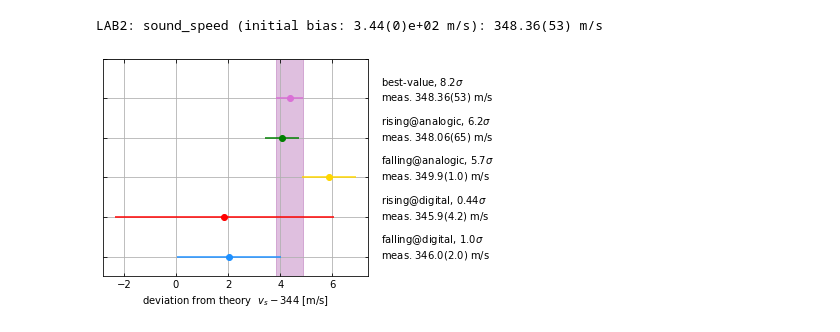
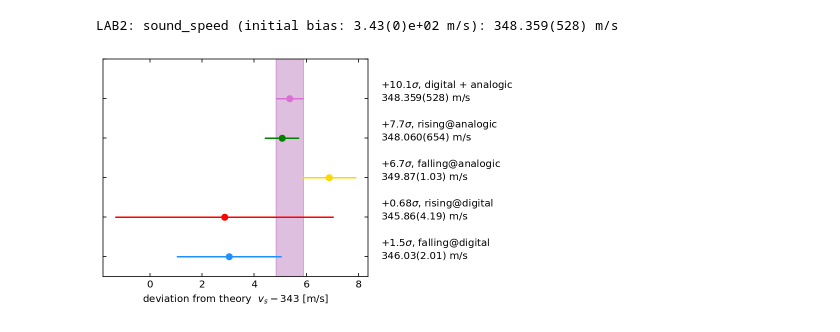
Before and after one commit to mattiasotgia/Lab2, a Jupyter notebook: esperienza_6__velocita_suono/analisi_dati/complete_220409.ipynb, the cells around one changed output. Drawn from its saved outputs; the diff is of its cells as text; code cells hidden in the pictures.

```diff
--- a/esperienza_6__velocita_suono/analisi_dati/complete_220409.ipynb
+++ b/esperienza_6__velocita_suono/analisi_dati/complete_220409.ipynb
@@ -41,12 +38,17 @@ Warning in <TCanvas::Constructor>: Deleting canvas with same name: c1
 from uncertainties import ufloat
 from matplotlib.patches import Rectangle
 
-sspeed_bias = 344
+%matplotlib inline
+%config InlineBackend.figure_format='retina'
+
+sspeed_bias = 343
 
 fig, ax = plt.subplots(figsize=(7,4))
 
 xposition = file.Get('d_ag_f').GetParameter(1)*1000-sspeed_bias + 2
-ax.grid()
+
+
+
 ax.set_yticklabels([])
 ax.tick_params(direction='in', bottom=True, top=True, left=True, right=True)
 ax.set_xlabel('deviation from theory  $v_s - {:}$ [m/s]'.format(sspeed_bias))
@@ -73,37 +75,37 @@ def plot_result(var='', annotation='', color='', index=0, axtmp=None):
     sspeed_diff = file.Get(var).GetParameter(1)*1000-sspeed_bias
     sspeed_err=file.Get(var).GetParError(1)*1000
     axtmp.errorbar(x=sspeed_diff, y=index+1, xerr=sspeed_err, fmt='o', color=color, label=var)
-    axtmp.annotate((annotation + ', {:.2}$\sigma$ \nmeas. ${:.2uSL}$ m/s').format(get_statsignificance(sspeed_diff+sspeed_bias, sspeed_bias, sspeed_err, 0),value),
+    axtmp.annotate(('$+{:.2}\sigma$, {}\n${:.3uSL}$ m/s').format(get_statsignificance(sspeed_diff+sspeed_bias, sspeed_bias, sspeed_err, 0),annotation,value),
                    (xposition, 1+index-0.05), annotation_clip=False)
 
 sspeed_bestval = get_bestvalue(get_bestvalue(file.Get('f_RISE').GetParameter(1), file.Get('f_FALL').GetParameter(1),
                                              file.Get('f_RISE').GetParError(1), file.Get('f_FALL').GetParError(1)),
                                get_bestvalue(file.Get('d_ag_f').GetParameter(1), file.Get('u_ag_f').GetParameter(1),
                                              file.Get('d_ag_f').GetParError(1), file.Get('u_ag_f').GetParError(1)),
                                get_bestvalueerr(file.Get('f_RISE').GetParError(1), file.Get('f_FALL').GetParError(1)),
                                get_bestvalueerr(file.Get('d_ag_f').GetParError(1), file.Get('u_ag_f').GetParError(1)))*1000-sspeed_bias
 sspeed_bestvalerr = get_bestvalueerr(get_bestvalueerr(file.Get('f_RISE').GetParError(1), file.Get('f_FALL').GetParError(1)),
                                      get_bestvalueerr(file.Get('d_ag_f').GetParError(1), file.Get('u_ag_f').GetParError(1)))*1000
 
 
 for i in range(len(var)):
     plot_result(var=var[i], annotation=annotations[i], color=colors[i], index=i, axtmp=ax)
 
 value = ufloat(sspeed_bestval+sspeed_bias, sspeed_bestvalerr)
 ax.errorbar(x=sspeed_bestval, y=len(var)+1, xerr=sspeed_bestvalerr, fmt='o', color='orchid', label='best')
-ax.annotate(('best-value, {:.2}$\sigma$ \nmeas. ${:.2uSL}$ m/s').format(get_statsignificance(sspeed_bestval+sspeed_bias, sspeed_bias, sspeed_bestvalerr, 0),value),
+ax.annotate(('$+{:.3}\sigma$, digital + analogic \n${:.3uSL}$ m/s').format(get_statsignificance(sspeed_bestval+sspeed_bias, sspeed_bias, sspeed_bestvalerr, 0),value),
             (xposition, 1+4-0.05), annotation_clip=False)
 
 ax.add_patch(Rectangle((sspeed_bestval-sspeed_bestvalerr, 0), sspeed_bestvalerr*2,len(var)+1+1+1, color='purple', alpha=0.25))
 
 ax.set_ybound(0.5,len(var)+1+1)
 fig.subplots_adjust(right=0.65)
 
-print('LAB2: sound_speed (initial bias: {:.1uS} m/s): {:.2uS} m/s'.format(ufloat(sspeed_bias, 0), ufloat(sspeed_bestval+sspeed_bias, sspeed_bestvalerr)))
+print('LAB2: sound_speed (initial bias: {:.1uS} m/s): {:.3uS} m/s'.format(ufloat(sspeed_bias, 0), ufloat(sspeed_bestval+sspeed_bias, sspeed_bestvalerr)))
 
 plt.show()
 
 fig.savefig('../fig/fullscale.pdf')
 # %% [output]
-LAB2: sound_speed (initial bias: 3.44(0)e+02 m/s): 348.36(53) m/s
+LAB2: sound_speed (initial bias: 3.43(0)e+02 m/s): 348.359(528) m/s
-[figure, old version]
+[figure, new version]
```
Also changed, not shown: parts of 1 cell of this notebook, 6 other files.
